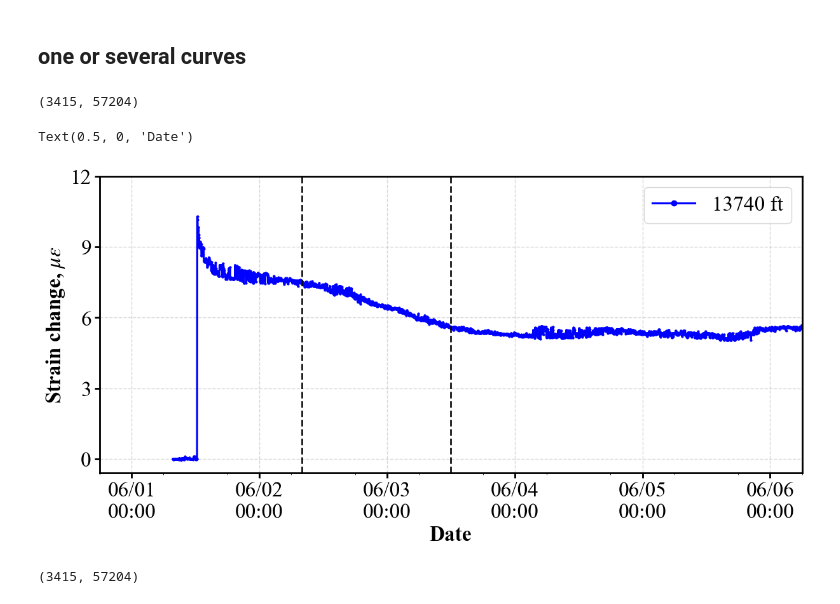
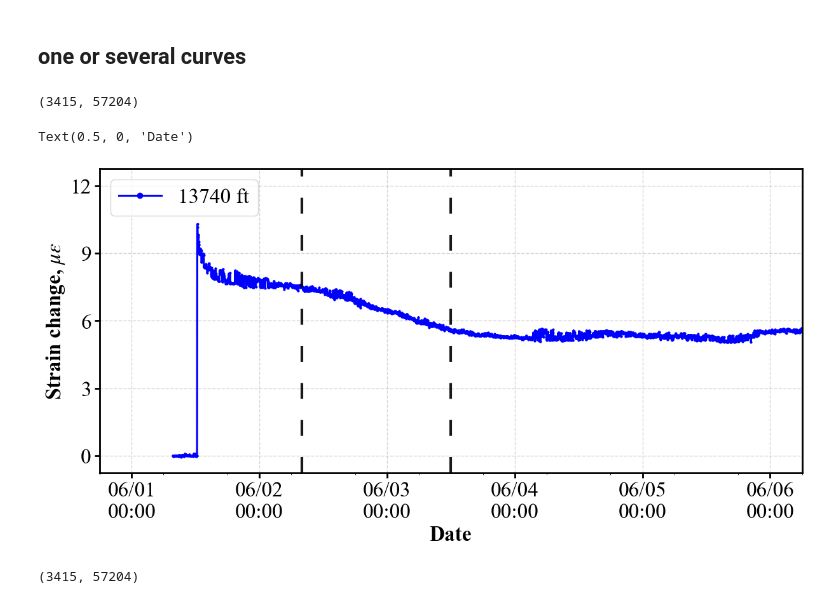
Before and after one commit to felix-mao-1516/plot-for-research-, a Jupyter notebook: 5.1 time_vs_depth_plot.ipynb, the cells around one changed output. Drawn from its saved outputs; the diff is of its cells as text; code cells hidden in the pictures.

```diff
--- a/5.1 time_vs_depth_plot.ipynb
+++ b/5.1 time_vs_depth_plot.ipynb
@@ -183,7 +185,7 @@ fig, ax = plot_strain_vs_time_at_depths(
 #     ln.set_linewidth(1.0)   # 你想多粗就写多少
 #     ln.set_color('blue')  # 你想要的颜色
 
-for ln, line_color in zip(ax.lines, ['blue', 'red']): #blue',
+for ln, line_color in zip(ax.lines, [ 'blue', 'red']): #blue',
     ln.set_linestyle('-')    # 实线连接
     ln.set_color(line_color)
     ln.set_marker('o')        # 点形状：'o', '.', 'x', '^'...
@@ -194,8 +196,10 @@ for ln, line_color in zip(ax.lines, ['blue', 'red']): #blue',
 t1 = pd.to_datetime("2022-06-02 08:00:00")
 t2 = pd.to_datetime("2022-06-03 12:00:00")
 
-ax.axvline(t1, linestyle="--", linewidth=2, alpha=0.9, color='black')
-ax.axvline(t2, linestyle="--", linewidth=2, alpha=0.9, color='black')
+# ax.axvline(t1, linestyle="--", linewidth=2, alpha=0.9, color='black')
+# ax.axvline(t2, linestyle="--", linewidth=2, alpha=0.9, color='black')
+ax.axvline(t1, linestyle=(0, (6, 8)), linewidth=3, alpha=0.9, color='black')
+ax.axvline(t2, linestyle=(0, (6, 8)), linewidth=3, alpha=0.9, color='black')
 
 
 
@@ -212,37 +216,43 @@ ax.set_xticks(ticks)
 padding = pd.Timedelta(hours=interval_hours) * edge_padding
 ax.set_xlim(ticks[0] - padding, ticks[-1] + padding)
 ax.xaxis.set_major_formatter(mdates.DateFormatter('%m/%d\n%H:%M'))
-
+# ax.xaxis.set_major_formatter(mdates.DateFormatter('%m/%d'))
 # set minor locator
 ax.xaxis.set_minor_locator(mdates.HourLocator(interval=12))
 
 
 # ax.xaxis.set_major_locator(MaxNLocator(nbins=7))
 # ax.xaxis.set_major_locator(mdates.HourLocator(interval=12))
 # ax.xaxis.set_major_locator(mdates.DayLocator(interval=1))
 
 # 将y轴翻转：
 # ax.invert_yaxis()
 # ax.set_ylim(-5, 17)
-ax.set_yticks(np.arange(0, 13, 3))
+# ax.set_yticks(np.arange(-2, 6.1, 2))
+y_ticks = np.arange(0, 12.1, 3)
+y_edge_padding = 0.25  # 上下各留一个刻度间距的 25%
+
+ax.set_yticks(y_ticks)
+y_padding = (y_ticks[1] - y_ticks[0]) * y_edge_padding
+ax.set_ylim(y_ticks[0] - y_padding, y_ticks[-1] + y_padding)
 
 
 ax.grid(True,  linestyle='--', alpha=0.5)
 
 
 
-ax.legend(loc='upper right', ncol=1, fontsize=24, markerscale=3)
+ax.legend(loc='upper left', ncol=1, fontsize=24, markerscale=3)
 
 # y轴标签
 # ax.set_ylabel(r'Strain change, $\mu\varepsilon$')
 ax.set_xlabel(r'Date')
 
 # save_figure:
 # save_figure(fig, 'strain_vs_time_13753ft.png', dpi=600, transparent=False)
 # %% [output]
 (3415, 57204)
 Text(0.5, 0, 'Date')
-[figure, old version]
+[figure, new version]
 # %%
 %reload_ext autoreload
 %autoreload 2
```
Also changed, not shown: parts of 2 cells of this notebook, 2 other files.
